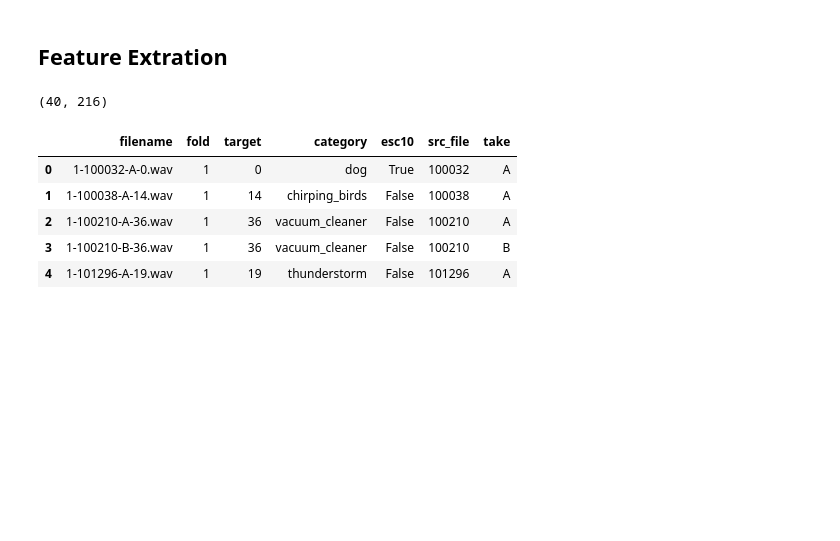
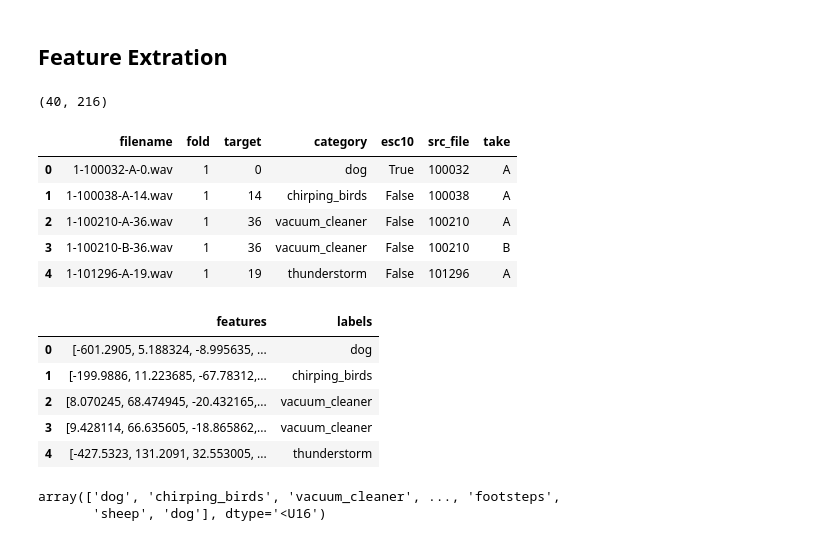
Before and after one commit to SouvickC/Audio-Signal-Processing-using-ML, a Jupyter notebook: 1_Audio_classification.ipynb, the cells around one changed output. Cells and saved outputs as stored; diff of their text form; code cells hidden in the pictures; blank space fills up the shorter version.

```diff
--- a/1_Audio_classification.ipynb
+++ b/1_Audio_classification.ipynb
@@ -77,3 +80,22 @@ for index_num, row in tqdm(metadata.iterrows()):
     final_class_labels=row["category"]
     data=features_extractor(file_name)
     extracted_features.append([data,final_class_labels])
+# %%
+## creating the list into dataframe
+
+extracted_features_df=pd.DataFrame(extracted_features,columns=['features','labels'])
+extracted_features_df.head()
+# %% [output]
+|  | features | labels |
+| 0 | [-601.2905, 5.188324, -8.995635, ... | dog |
+| 1 | [-199.9886, 11.223685, -67.78312,... | chirping_birds |
+| 2 | [8.070245, 68.474945, -20.432165,... | vacuum_cleaner |
+| 3 | [9.428114, 66.635605, -18.865862,... | vacuum_cleaner |
+| 4 | [-427.5323, 131.2091, 32.553005, ... | thunderstorm |
+# %%
+X=np.array(extracted_features_df['features'].tolist())
+y=np.array(extracted_features_df['labels'].tolist())
+y
+# %% [output]
+array(['dog', 'chirping_birds', 'vacuum_cleaner', ..., 'footsteps',
+       'sheep', 'dog'], dtype='<U16')
```
Also changed, not shown: parts of 7 cells of this notebook.
